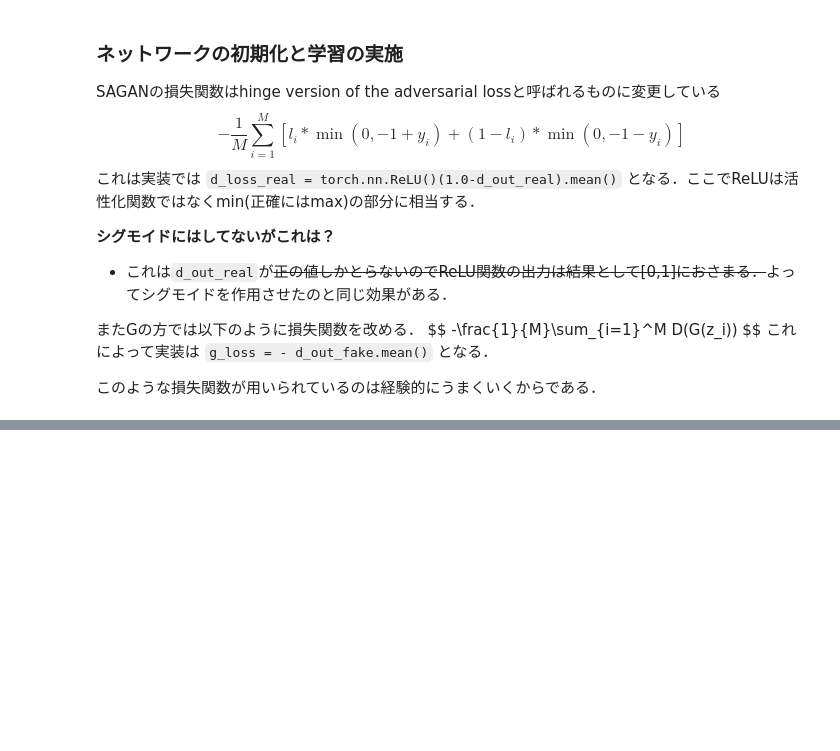
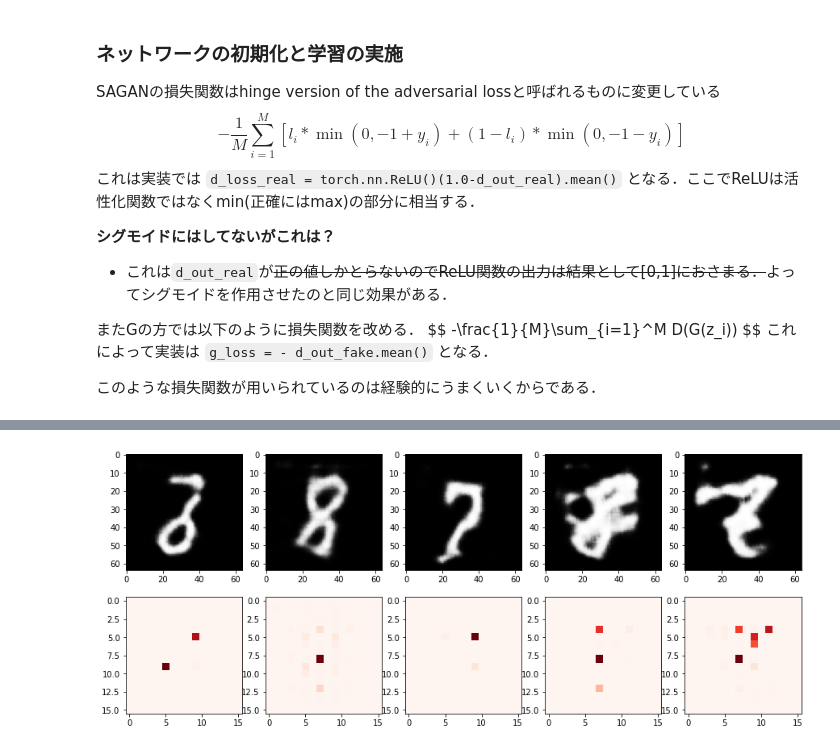
Before and after one commit to Hase-U/learn_pytorch_advanced, a Jupyter notebook: mycode/5_gan_generation/SAGAN.ipynb, the cells around one changed output, grey strips where cells are left out. Cells and saved outputs as stored; diff of their text form; code cells hidden in the pictures; blank space fills up the shorter version.

```diff
--- a/mycode/5_gan_generation/SAGAN.ipynb
+++ b/mycode/5_gan_generation/SAGAN.ipynb
@@ -610,0 +688,16 @@ timer:  164.9897 sec.
+# %%
+# Attentiom Mapを出力
+fig = plt.figure(figsize=(15, 6))
+for i in range(0, 5):
+
+    # 上段に生成した画像データを
+    plt.subplot(2, 5, i+1)
+    plt.imshow(fake_images[i][0].cpu().detach().numpy(), 'gray')
+
+    # 下段にAttentin Map1の画像中央のピクセルのデータを
+    plt.subplot(2, 5, 5+i+1)
+    am = am1[i].view(16, 16, 16, 16)
+    am = am[7][7]  # 中央に着目
+    plt.imshow(am.cpu().detach().numpy(), 'Reds')
+# %% [output]
+[figure, added]
```
Also changed, not shown: parts of 10 cells of this notebook.
